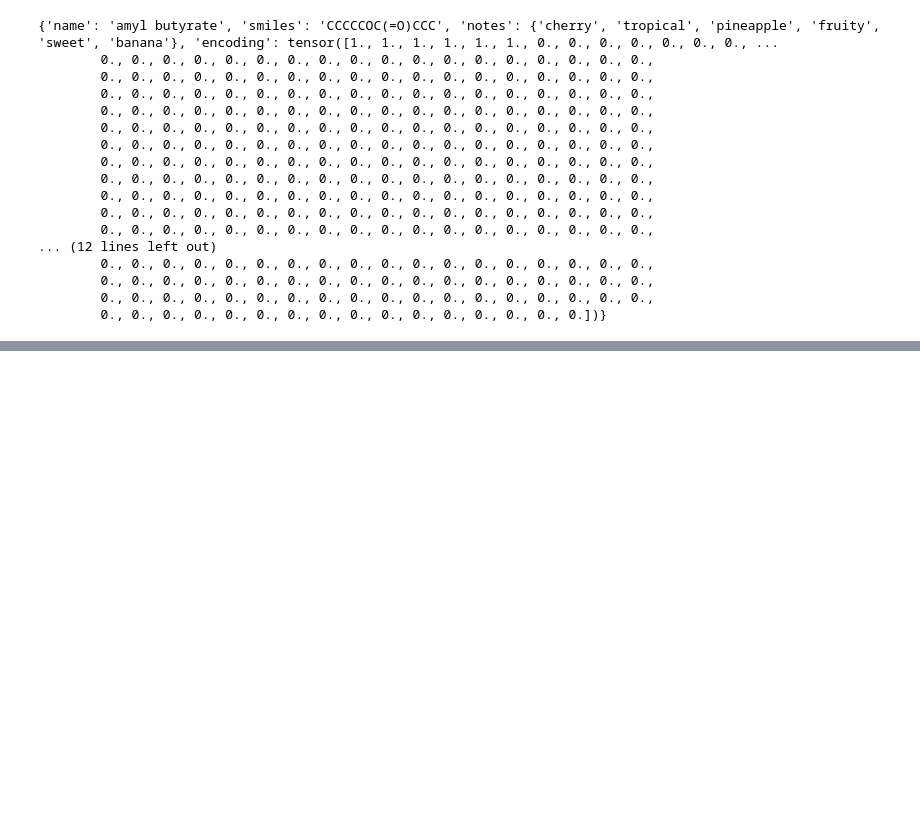
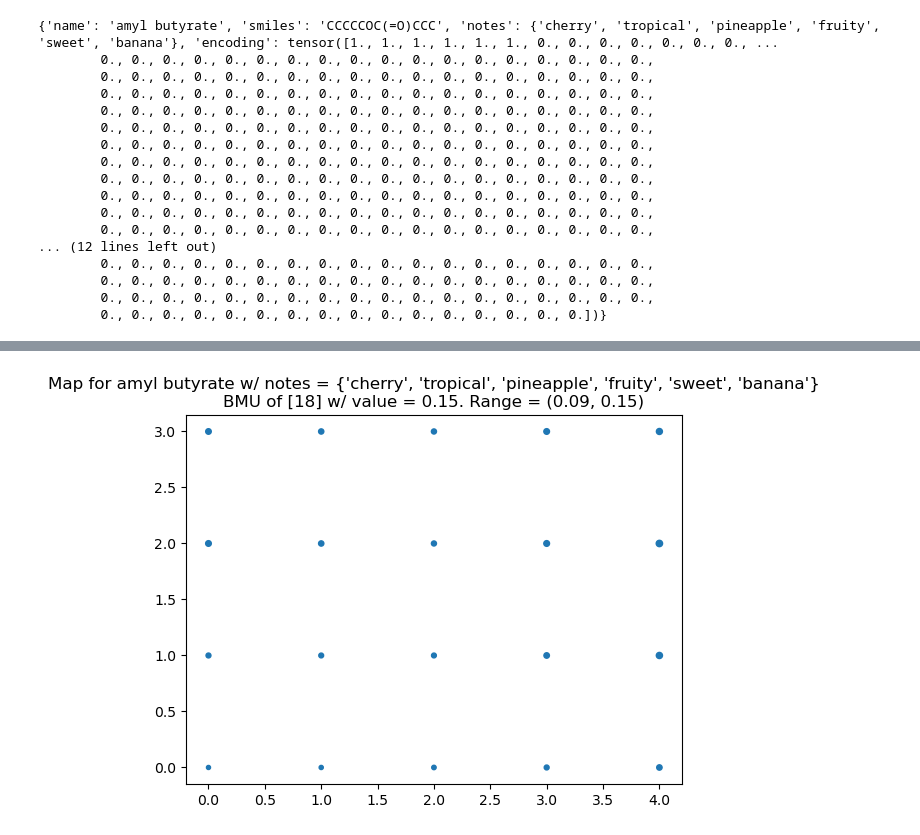
Before and after one commit to laurahsisson/aromap, a Jupyter notebook: batch.ipynb, the cells around one changed output, grey strips where cells are left out. Saved outputs shown, nothing was run; the diff lists cells and outputs as text; code cells hidden in the pictures; blank space fills up the shorter version.

```diff
--- a/batch.ipynb
+++ b/batch.ipynb
@@ -330,9 +314,14 @@ def do_train(config,verbose=False):
 
     return som
 
-som = do_train({'width': 5, 'height': 4, 'batches': 10,"gauss":1, "decay": .99, "onehot": True},verbose=True)
+w = 5
+h = 4
+som = do_train({'width': w, 'height': h, 'batches': 10,"gauss":1, "decay": .99, "onehot": True},verbose=True)
 for n, f in all_notes.most_common(10):
     print(n,som.get_bmu(multi_hot([n])))
 print()
 for mol in molecules[:10]:
     print(mol["name"],som.get_bmu(mol["encoding"]))
+
+activations = torch.stack([som.get_activations(enc) for enc in _encodings])
+amin, amax = activations.min(), activations.max()
@@ -339,25 +346,21 @@ for mol in molecules[:10]:
 # %%
-def flatten(mtrx):
-    return mtrx.reshape((mtrx.shape[0]*mtrx.shape[1],-1)).squeeze()
-
 def plot(title,encoding,as_size,factor=1,thresh=1e-5,activations=None):
     bmu = som.get_bmu(encoding)
     if not torch.is_tensor(activations):
         activations = som.get_activations(encoding)
 
-    act = flatten(activations)
+    act = (activations - amin) / (amax - amin)
     minv, maxv = act.min().numpy(), act.max().numpy()
 
-    pos = flatten(som.map_idx).numpy()
-
+    pos = som.map_idx.numpy()
     if as_size:
         # For very very small values, matplotlib will underflow and draw circles where it should draw tiny circles.
         act = torch.nn.functional.threshold(act,thresh,0)
-        plt.scatter(pos[:,0],pos[:,1],s=factor*act.numpy())
+        plt.scatter(pos[:,0],pos[:,1],s=factor*(act.numpy()**2))
     else:
-        plt.scatter(pos[:,0],pos[:,1],c=factor*act.numpy())
+        plt.scatter(pos[:,0],pos[:,1],c=factor*(act.numpy()**2))
         plt.set_cmap('PiYG_r')
         plt.colorbar()
         # cbar.lim(minv,maxv)
 
-    plt.title(f"{title}\nBMU of {bmu.numpy()} w/ value = {activations[bmu[0],bmu[1]]}. Range = ({minv:.2f}, {maxv:.2f})")
+    plt.title(f"{title}\nBMU of {bmu.numpy()} w/ value = {act[bmu].item():.2f}. Range = ({minv:.2f}, {maxv:.2f})")
@@ -384,0 +367,9 @@ plt.show()
+# %%
+plot(f"Map for {molecules[0]['name']} w/ notes = {molecules[0]['notes']}",
+     molecules[0]["encoding"],
+     as_size=True,
+     factor=1000)
+
+plt.show()
+# %% [output]
+[figure, added]
```
Also changed, not shown: parts of 12 cells of this notebook.
